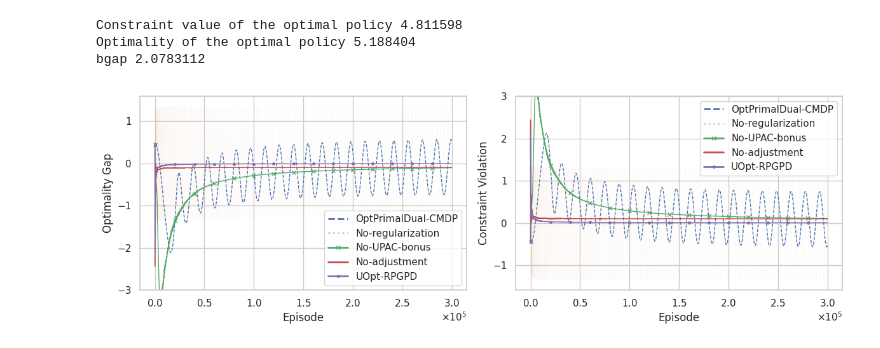
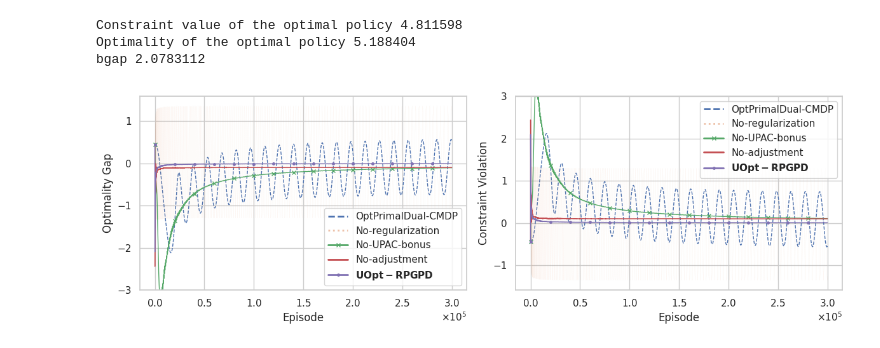
Before and after one commit to matsuolab/Uniform-PAC-Primal-Dual-CMDP, a Jupyter notebook: UOpt-RPGPD-ablation.ipynb, the cells around one changed output. Cells and saved outputs as stored; diff of their text form; code cells hidden in the pictures.

Commit message:
Update: bold label

```diff
--- a/UOpt-RPGPD-ablation.ipynb
+++ b/UOpt-RPGPD-ablation.ipynb
@@ -623,34 +623,34 @@ with sns.axes_style("whitegrid"):
     plt.plot(noent_errors_rew, label="No-regularization", linewidth=0.1, alpha=0.5, linestyle=":")
     plt.plot(noupac_errors_rew, label="No-UPAC-bonus", linewidth=1.0, marker="x", markevery=20000, markersize=5)
     plt.plot(noadjust_errors_rew, label="No-adjustment", linewidth=1.0)
-    plt.plot(pro_errors_rew, label="UOpt-RPGPD", linewidth=1.0, marker=".", markevery=20000, markersize=5)
+    plt.plot(pro_errors_rew, label=r"$\bf{UOpt-RPGPD}$", linewidth=1.0, marker=".", markevery=20000, markersize=5)
     plt.ylabel("Optimality Gap")
     plt.xlabel("Episode")
     plt.ylim(-3.0)
     plt.gca().xaxis.set_major_formatter(ScalarFormatter(useMathText=True))
     plt.gca().ticklabel_format(style='sci', axis='x', scilimits=(0,0))
     leg = plt.legend()
     for legobj in leg.legendHandles:
         legobj.set_linewidth(2.0)
 
     plt.subplot(1, 2, 2)
     plt.plot(errors_vio, label=f"OptPrimalDual-CMDP", linewidth=1.0, linestyle="--")
     plt.plot(noent_errors_vio, label="No-regularization", linewidth=0.1, alpha=0.5, linestyle=":")
     plt.plot(noupac_errors_vio, label="No-UPAC-bonus", linewidth=1.0, marker="x", markevery=20000, markersize=5)
     plt.plot(noadjust_errors_vio, label="No-adjustment", linewidth=1.0)
-    plt.plot(pro_errors_vio, label="UOpt-RPGPD", linewidth=1.0, marker=".", markevery=20000, markersize=5)
+    plt.plot(pro_errors_vio, label=r"$\bf{UOpt-RPGPD}$", linewidth=1.0, marker=".", markevery=20000, markersize=5)
     plt.ylabel("Constraint Violation")
     plt.xlabel("Episode")
     plt.ylim(None, 3.0)
     plt.gca().xaxis.set_major_formatter(ScalarFormatter(useMathText=True))
     plt.gca().ticklabel_format(style='sci', axis='x', scilimits=(0,0))
     leg = plt.legend()
     for legobj in leg.legendHandles:
         legobj.set_linewidth(2.0)
 
     plt.tight_layout()
 
 plt.savefig("Experiment.pdf")
 plt.savefig("Experiment.png")
 # %% [output]
-[figure, old version]
+[figure, new version]
```
Also changed, not shown: 2 other files.
